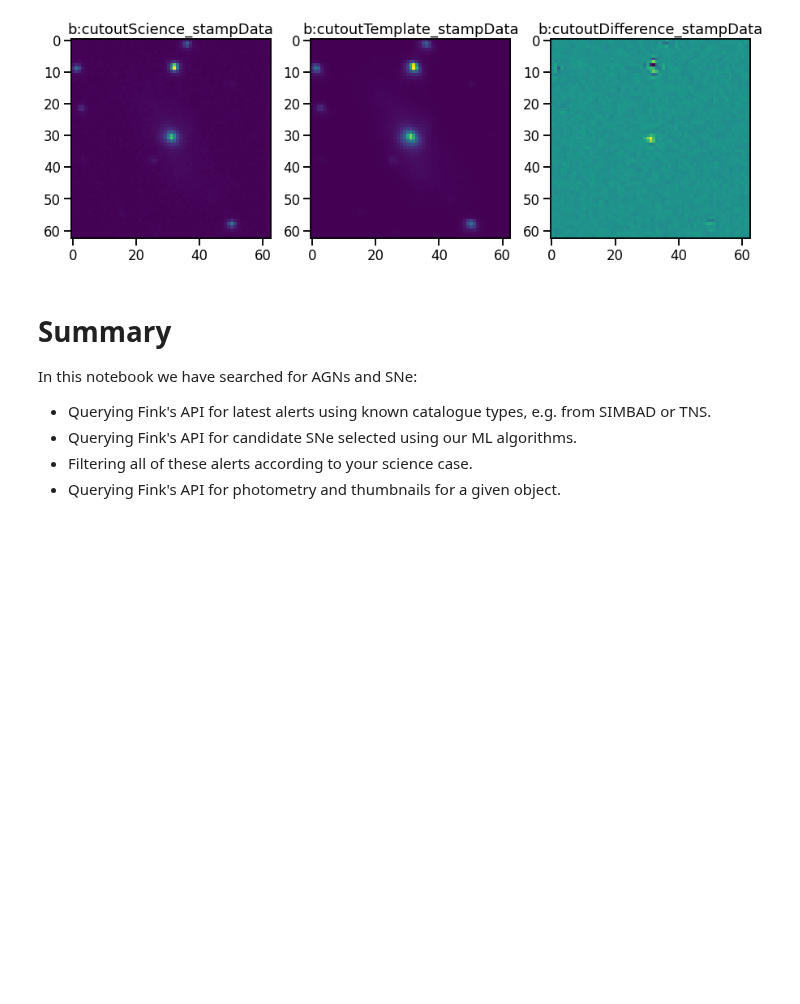
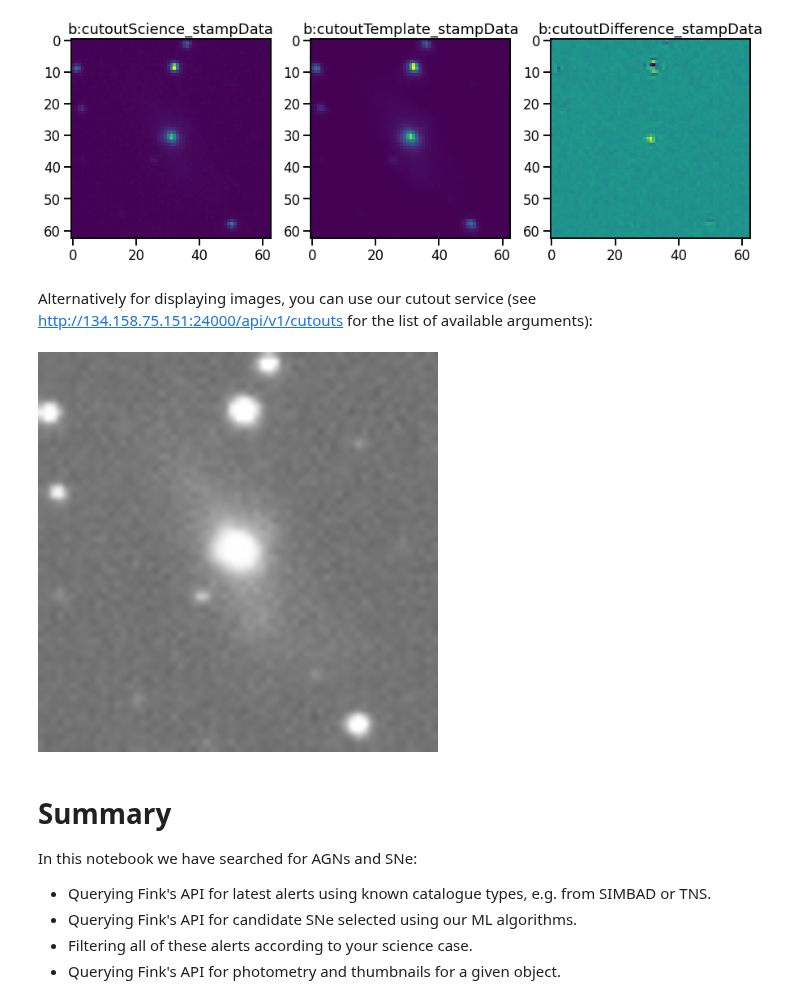
Before and after one commit to astrolabsoftware/fink-tutorials, a Jupyter notebook: extragalactic/extragalactic.ipynb, the cells around one changed output. Cells and saved outputs as stored; diff of their text form; code cells hidden in the pictures; blank space fills up the shorter version.

```diff
--- a/extragalactic/extragalactic.ipynb
+++ b/extragalactic/extragalactic.ipynb
@@ -400,6 +401,25 @@ for index, col in enumerate(columns):
 plt.show()
 # %% [output]
 [figure]
+# %% [markdown]
+Alternatively for displaying images, you can use our cutout service (see http://134.158.75.151:24000/api/v1/cutouts for the list of available arguments):
+# %%
+import io
+from PIL import Image as im
+
+# get processed image data
+r = requests.post(
+    'http://134.158.75.151:24000/api/v1/cutouts',
+    json={
+        'objectId': with_closeby_gal['i:objectId'].iloc[0],
+        'kind': 'Science',
+    }
+)
+
+image = im.open(io.BytesIO(r.content))
+image.resize((400, 400))
+# %% [output]
+[figure, added]
 # %% [markdown]
 # Summary
 In this notebook we have searched for AGNs and SNe:
```
Also changed, not shown: parts of 15 cells of this notebook, 3 other files.
